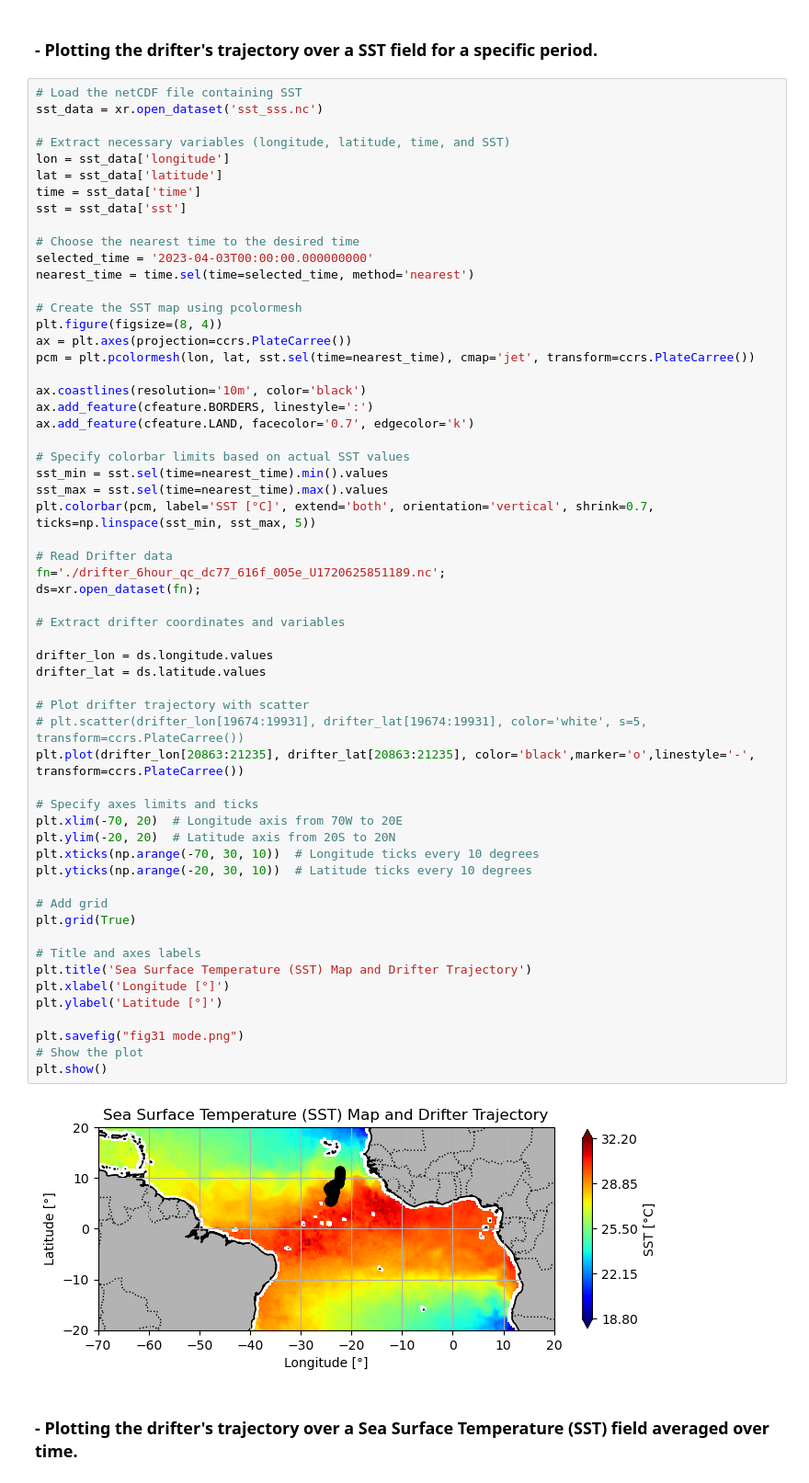
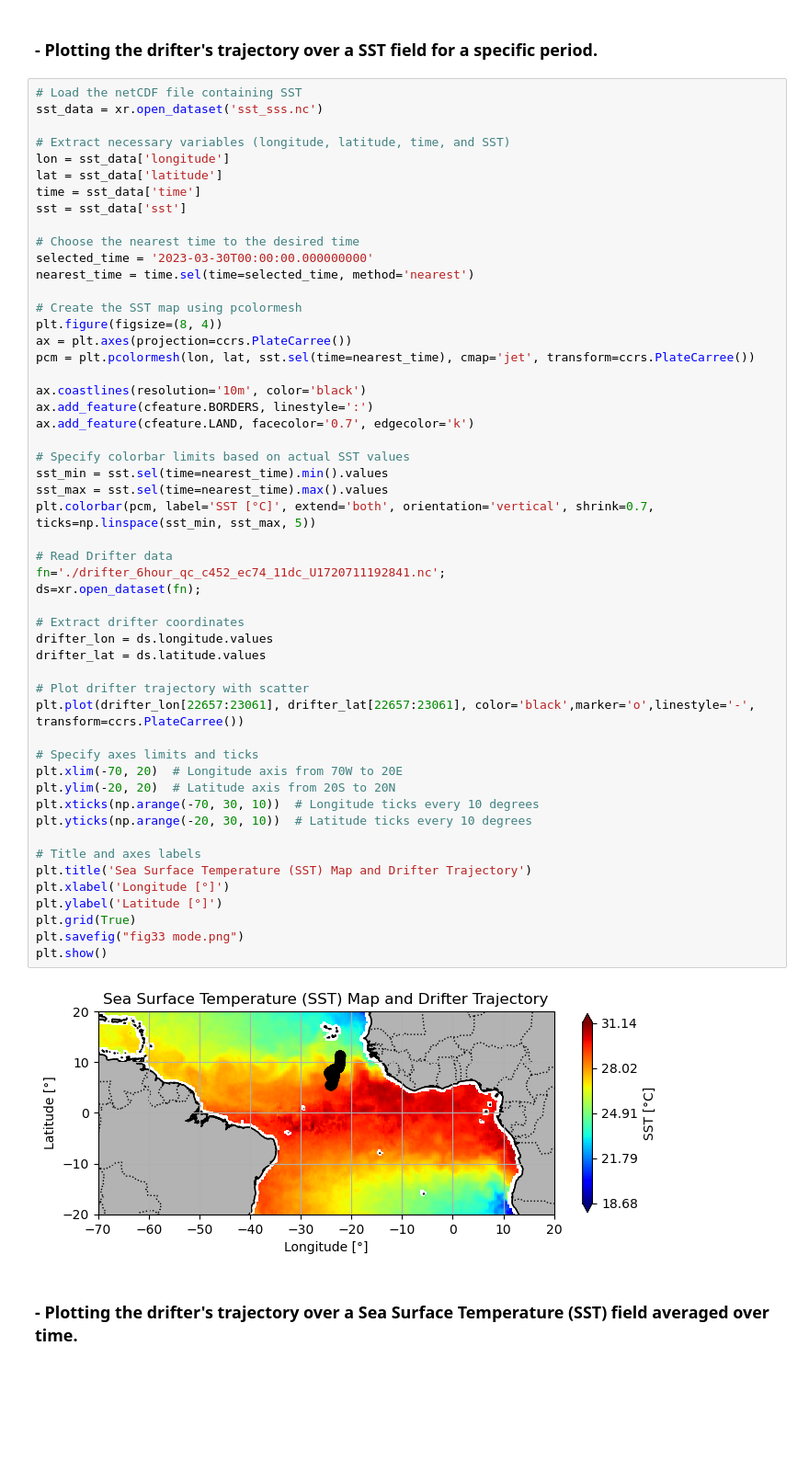
Before and after one commit to Julio-Leonel-Donfack/Courants-Derivants-Cmems, a Jupyter notebook: Module_Swot/6-Drifter-SSH-SST.ipynb, the cells around one changed output. Shown: that part at 92% size. Drawn from its saved outputs; the diff is of its cells as text; blank space fills up the shorter version.

```diff
--- a/Module_Swot/6-Drifter-SSH-SST.ipynb
+++ b/Module_Swot/6-Drifter-SSH-SST.ipynb
@@ -183,7 +171,7 @@ time = sst_data['time']
 sst = sst_data['sst']
 
 # Choose the nearest time to the desired time
-selected_time = '2023-04-03T00:00:00.000000000'
+selected_time = '2023-03-30T00:00:00.000000000'
 nearest_time = time.sel(time=selected_time, method='nearest')
 
 # Create the SST map using pcolormesh
@@ -193,45 +181,39 @@ pcm = plt.pcolormesh(lon, lat, sst.sel(time=nearest_time), cmap='jet', transform
 
 ax.coastlines(resolution='10m', color='black')
 ax.add_feature(cfeature.BORDERS, linestyle=':')
 ax.add_feature(cfeature.LAND, facecolor='0.7', edgecolor='k')
 
 # Specify colorbar limits based on actual SST values
 sst_min = sst.sel(time=nearest_time).min().values
 sst_max = sst.sel(time=nearest_time).max().values
 plt.colorbar(pcm, label='SST [°C]', extend='both', orientation='vertical', shrink=0.7, ticks=np.linspace(sst_min, sst_max, 5))
 
 # Read Drifter data
-fn='./drifter_6hour_qc_dc77_616f_005e_U1720625851189.nc';
+fn='./drifter_6hour_qc_c452_ec74_11dc_U1720711192841.nc';
 ds=xr.open_dataset(fn);
 
-# Extract drifter coordinates and variables
-
+# Extract drifter coordinates
 drifter_lon = ds.longitude.values
 drifter_lat = ds.latitude.values
 
 # Plot drifter trajectory with scatter
-# plt.scatter(drifter_lon[19674:19931], drifter_lat[19674:19931], color='white', s=5, transform=ccrs.PlateCarree())
-plt.plot(drifter_lon[20863:21235], drifter_lat[20863:21235], color='black',marker='o',linestyle='-', transform=ccrs.PlateCarree())
+plt.plot(drifter_lon[22657:23061], drifter_lat[22657:23061], color='black',marker='o',linestyle='-', transform=ccrs.PlateCarree())
 
 # Specify axes limits and ticks
 plt.xlim(-70, 20)  # Longitude axis from 70W to 20E
 plt.ylim(-20, 20)  # Latitude axis from 20S to 20N
 plt.xticks(np.arange(-70, 30, 10))  # Longitude ticks every 10 degrees
 plt.yticks(np.arange(-20, 30, 10))  # Latitude ticks every 10 degrees
 
-# Add grid
-plt.grid(True)
-
 # Title and axes labels
 plt.title('Sea Surface Temperature (SST) Map and Drifter Trajectory')
 plt.xlabel('Longitude [°]')
 plt.ylabel('Latitude [°]')
-
-plt.savefig("fig31 mode.png")
-# Show the plot
+plt.grid(True)
+plt.savefig("fig33 mode.png")
 plt.show()
 # %% [output]
-[figure, old version]
+[figure, new version]
 # %% [markdown]
 ### - Plotting the drifter's trajectory over a Sea Surface Temperature (SST) field averaged over time.
 # %%
```
Also changed, not shown: parts of 4 cells of this notebook, 2 other files.
